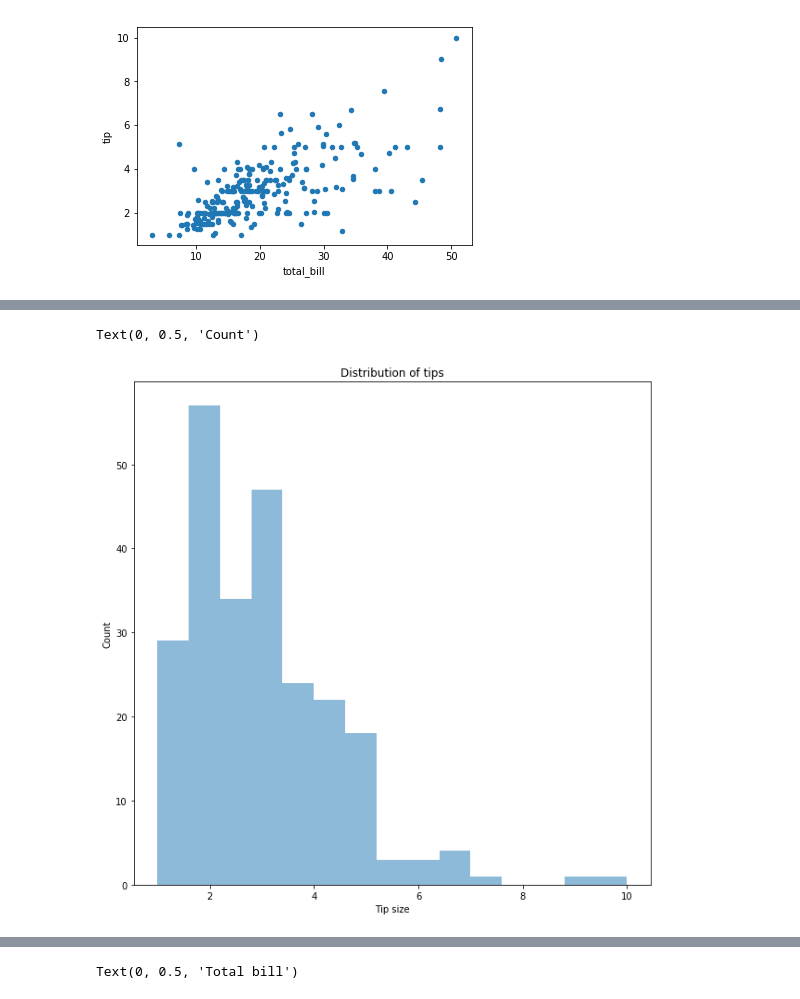
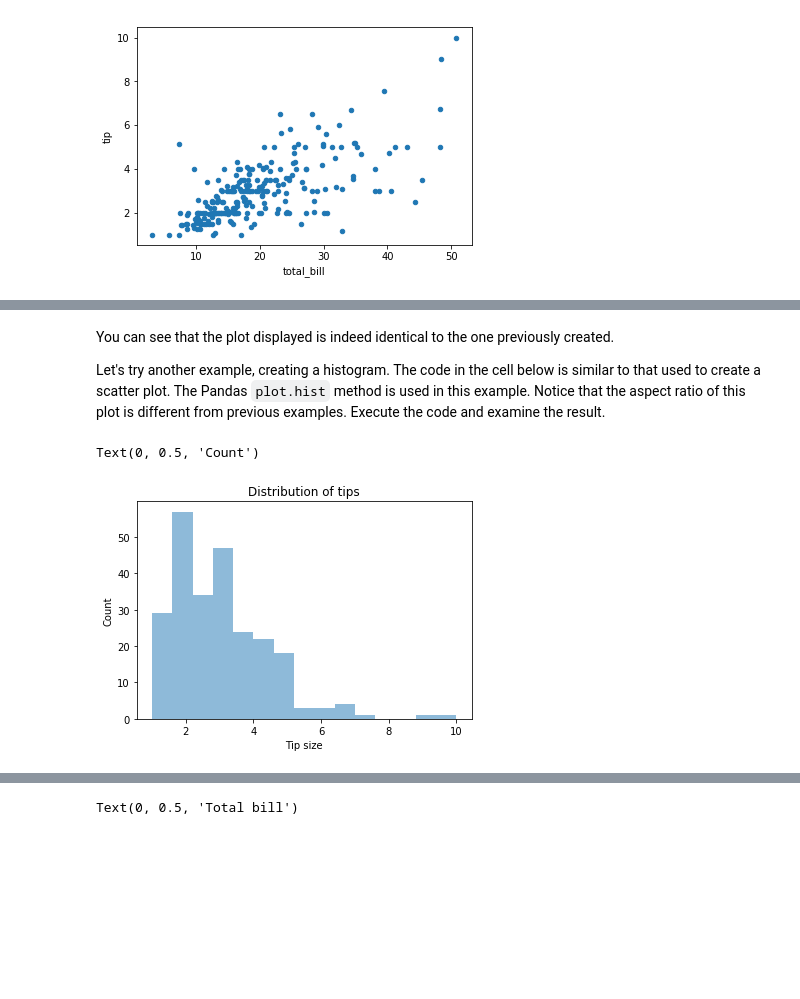
Before and after one commit to StephenElston/SDSS2019VisualizatonW_Python, a Jupyter notebook: DataVisualizationW_Python.ipynb, the cells around one changed output, grey strips where cells are left out. Cells and saved outputs as stored; diff of their text form; code cells hidden in the pictures; blank space fills up the shorter version.

```diff
--- a/DataVisualizationW_Python.ipynb
+++ b/DataVisualizationW_Python.ipynb
@@ -176,10 +193,14 @@ The code below follows our same basic recipe to create a histogram of ``engine-s
+# %% [markdown]
+You can see that the plot displayed is indeed identical to the one previously created.
+
+Let's try another example, creating a histogram. The code in the cell below is similar to that used to create a scatter plot. The Pandas `plot.hist` method is used in this example. Notice that the aspect ratio of this plot is different from previous examples. Execute the code and examine the result.
 # %%
-fig = plt.figure(figsize=(10,10)) # define plot area
+fig = plt.figure(figsize=(6, 4)) # define plot area
 ax = fig.gca() # define axis
 tips['tip'].plot.hist(ax = ax, alpha = 0.5, bins = 15) # Use the plot.hist method on subset of the data frame
 ax.set_title('Distribution of tips') # Give the plot a main title
 ax.set_xlabel('Tip size') # Set text for the x axis
 ax.set_ylabel('Count')# Set text for y axis
 # %% [output]
 Text(0, 0.5, 'Count')
-[figure, old version]
+[figure, new version]
```
Also changed, not shown: parts of 42 cells of this notebook.
